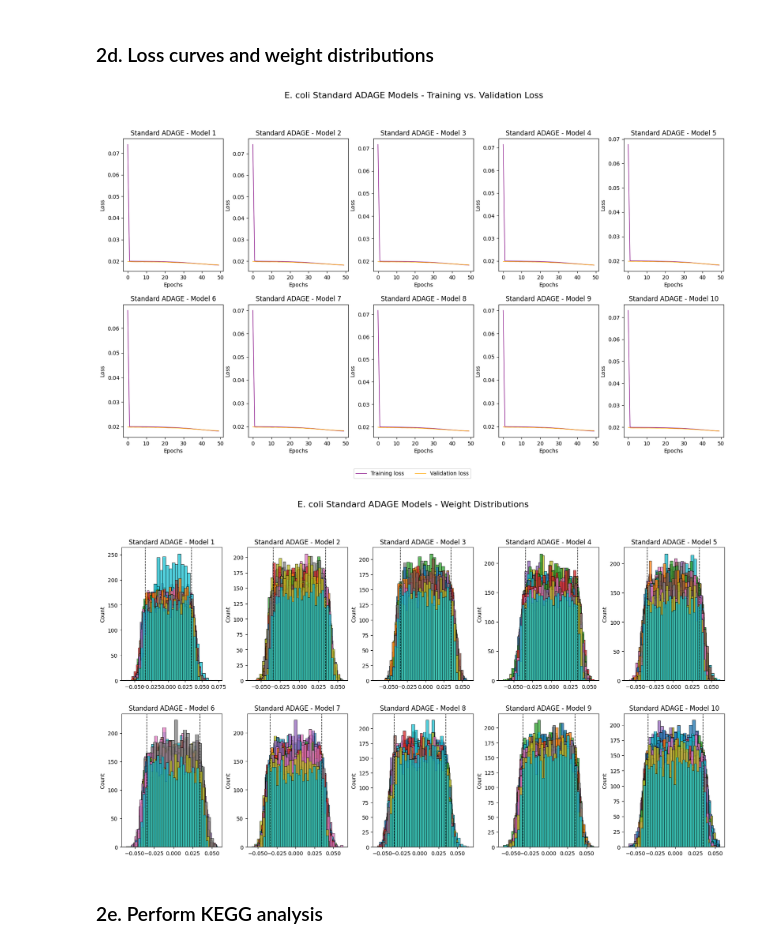
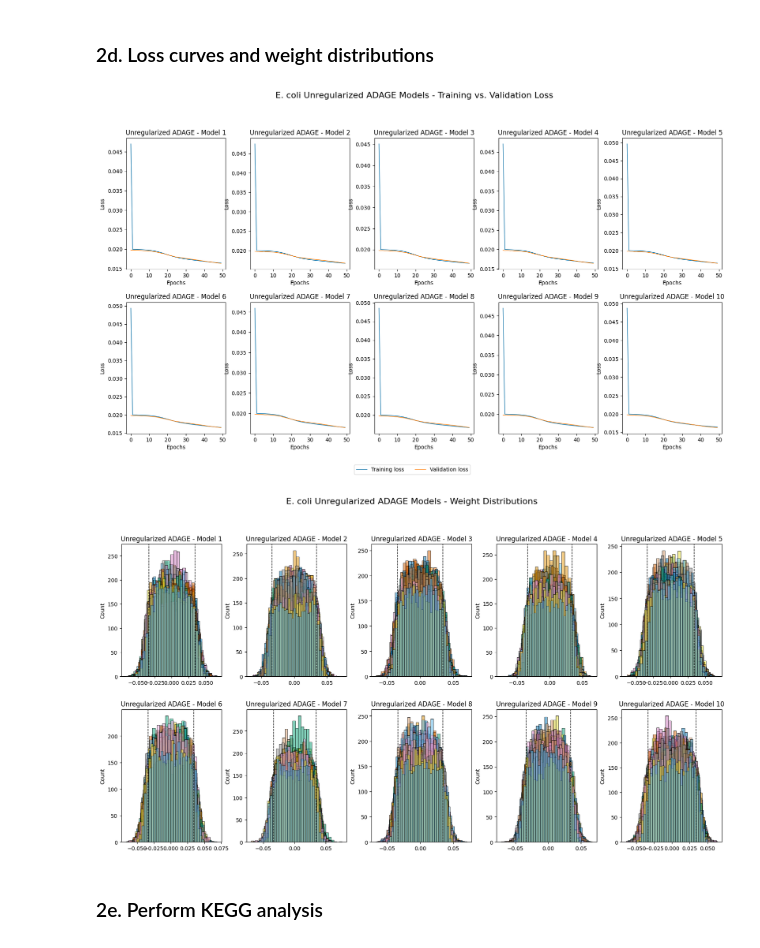
Before and after one commit to Mukundan-T/seqADAGE, a Jupyter notebook: Py/muk_uADAGE/BaselineEcoliModel.ipynb, the cells around one changed output. Cells and saved outputs as stored; diff of their text form; code cells hidden in the pictures.

Commit message:
Re-trained 75 unregularized models to use same encoding/decoding activation functions

```diff
--- a/Py/muk_uADAGE/BaselineEcoliModel.ipynb
+++ b/Py/muk_uADAGE/BaselineEcoliModel.ipynb
@@ -141,7 +139,7 @@ best_hps[2].values
  'tuner/trial_id': '0068'}
 # %%
 # Save optimal model hyperparameters
-optimal_hps = {param: val for param, val in best_hps[2].values.items() if not param.startswith('tuner')}
+optimal_hps = {param: val for param, val in best_hps[0].values.items() if not param.startswith('tuner')}
 with open('/content/drive/My Drive/Mukundan - Senior Project/Baseline Models/ec_control_model_hps.json', "w") as f:
   json.dump(optimal_hps, f)
 # %% [markdown]
@@ -165,7 +163,6 @@ for seed in seeds:
     kl2 = optimal_hps['kl2'],
     act = optimal_hps['act1'],
     act2 = optimal_hps['act2'],
-    tied = optimal_hps['tied'],
     epochs = 50,
     init = optimal_hps['init'],
     batch_size = optimal_hps['bs'],
@@ -202,7 +199,7 @@ kegg_dfs = {}
 
 for seed in control_models.keys():
   ec_kegg_ps = control_models[seed].set_kegg(
-    '/content/drive/My Drive/Comp-Bio-Projs-S26/data/muk-in-use/ec_kegg_pathways.txt'
+    '/content/drive/My Drive/Mukundan - Senior Project/E. coli Data/ec_kegg_pathways.txt'
   )
   kegg_dfs[seed] = ec_kegg_ps
 # %%
@@ -300,15 +297,16 @@ for file in model_filenames:
 ### 2d. Loss curves and weight distributions
 # %%
 plot_titles = [
-  f'Standard ADAGE - Model {i+1}'
+  f'Unregularized ADAGE - Model {i+1}'
   for i in range(10)
 ]
+plt.style.use('tableau-colorblind10')
 
 fig, ax = plt.subplots(2, 5, figsize = (20, 10))
 fig.subplots_adjust(hspace = 0.25, wspace = 0.25)
 
 fig.suptitle(
-  'E. coli Standard ADAGE Models - Training vs. Validation Loss',
+  'E. coli Unregularized ADAGE Models - Training vs. Validation Loss',
   fontsize = 16,
   y = 1
 )
@@ -319,14 +317,12 @@ for i in range(2):
       range(50),
       control_models[5*i + j].loss,
       linewidth = 1,
-      color = 'purple',
       label = 'Training loss'
     )
     ax[i, j].plot(
       range(50),
       control_models[5*i + j].val_loss,
       linewidth = 1,
-      color = 'orange',
       label = 'Validation loss'
     )
     ax[i, j].set(
@@ -345,25 +341,27 @@ fig.legend(
 )
 
 fig.savefig(
-  '/content/drive/MyDrive/Mukundan - Senior Project/Baseline Models/Plots/ec_control_loss.png',
+  '/content/drive/My Drive/Mukundan - Senior Project/Baseline Models/Plots/ec_control_loss.png',
   dpi = 300,
   bbox_inches = 'tight'
 )
 # %% [output]
-[figure, old version]
+[figure, new version]
 # %%
 plot_titles = [
-  f'Standard ADAGE - Model {i+1}'
+  f'Unregularized ADAGE - Model {i+1}'
   for i in range(10)
 ]
+
 fig, ax = plt.subplots(2, 5, figsize = (20, 10))
 fig.subplots_adjust(hspace = 0.25, wspace = 0.25)
 
 fig.suptitle(
-  'E. coli Standard ADAGE Models - Weight Distributions',
+  'E. coli Unregularized ADAGE Models - Weight Distributions',
   fontsize = 16,
   y = 1
 )
+colorblind_colors = sns.color_palette("colorblind")
 
 for i in range(2):
   for j in range(5):
@@ -382,36 +380,38 @@ for i in range(2):
       # Each hidden node weight distribution
       sns.histplot(
         weights,
         ax = ax[i, j],
         bins = 30,
-        kde = False
+        color = colorblind_colors[node % len(colorblind_colors)],
+        kde = False,
+        alpha = 0.5
       )
 
     all_weights = np.asarray(control_models[5*i + j].weights.T).flatten()
     all_weights = all_weights[np.isfinite(all_weights)]
     cutoff = np.std(all_weights) * 1.5
 
     ax[i, j].axvline(
         x = cutoff,
         color = 'black',
         linestyle = '--',
         linewidth = 1
     )
     ax[i, j].axvline(
         x = -cutoff,
         color = 'black',
         linestyle = '--',
         linewidth = 1
     )
     ax[i, j].set(title = plot_titles[5*i + j])
 
 fig.savefig(
-  '/content/drive/MyDrive/Mukundan - Senior Project/Baseline Models/Plots/ec_control_weight_dists.png',
+  '/content/drive/My Drive/Mukundan - Senior Project/Baseline Models/Plots/ec_control_weight_dists.png',
   dpi = 300,
   bbox_inches = 'tight'
 )
 # %% [output]
-[figure, old version]
+[figure, new version]
 # %% [markdown]
 ### 2e. Perform KEGG analysis
 # %%
```
Also changed, not shown: parts of 9 cells of this notebook.
